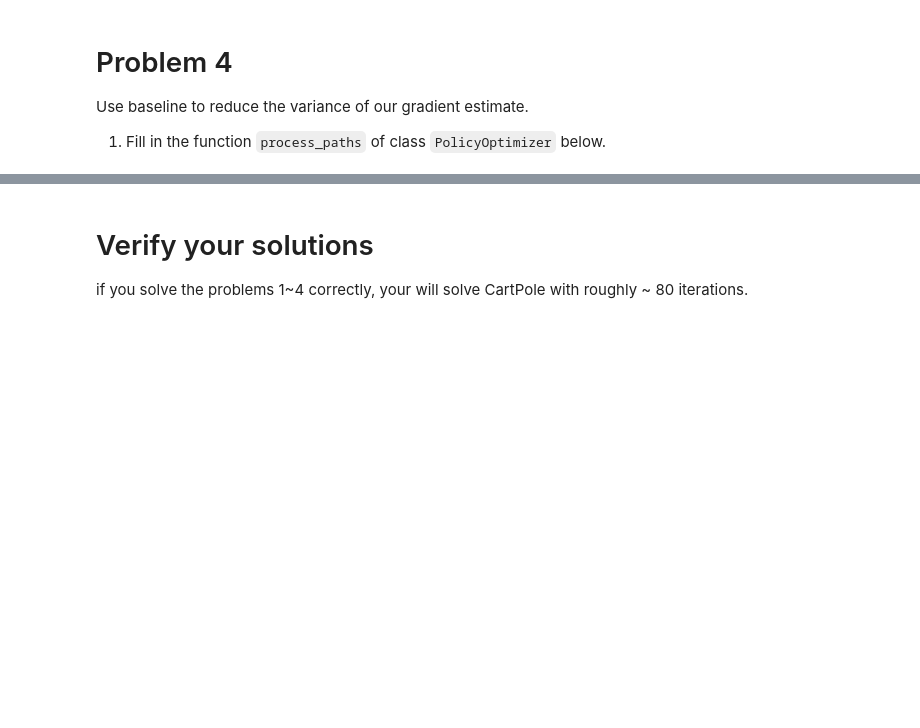
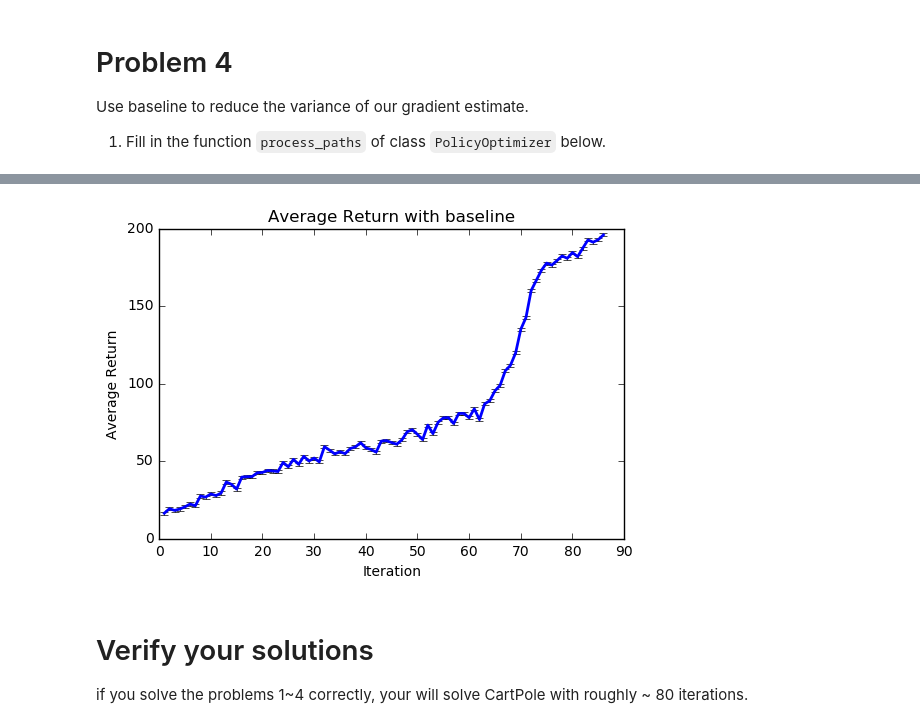
Before and after one commit to TheCEDL/homework2, a Jupyter notebook: HW2_Policy_Graident.ipynb, the cells around one changed output, grey strips where cells are left out. Saved outputs shown, nothing was run; the diff lists cells and outputs as text; code cells hidden in the pictures; blank space fills up the shorter version.

```diff
--- a/HW2_Policy_Graident.ipynb
+++ b/HW2_Policy_Graident.ipynb
@@ -190,10 +205,15 @@ n_iter = 200
 n_episode = 100
 path_length = 200
 discount_rate = 0.99
-baseline = LinearFeatureBaseline(env.spec)
+#baseline = LinearFeatureBaseline(env.spec)
+baseline = None
 
 po = PolicyOptimizer(env, policy, baseline, n_iter, n_episode, path_length,
                      discount_rate)
 
+# Store result for plot purpose
+iter_num = []
+avg = []
+std = []
 # Train the policy optimizer
 po.train()
@@ -200,3 +238,12 @@ po.train()
+# %%
+# Display figures to visualize average return and standard deviation
+plt.title('Average Return with baseline')
+plt.xlabel('Iteration')
+plt.ylabel('Average Return')
+plt.errorbar(iter_num, avg, yerr=std, color='b', linewidth=2, ecolor='k', elinewidth=0.5)
+plt.show()
+# %% [output]
+[figure, added]
 # %% [markdown]
 # Verify your solutions
 
```
Also changed, not shown: parts of 7 cells of this notebook, 5 other files.
